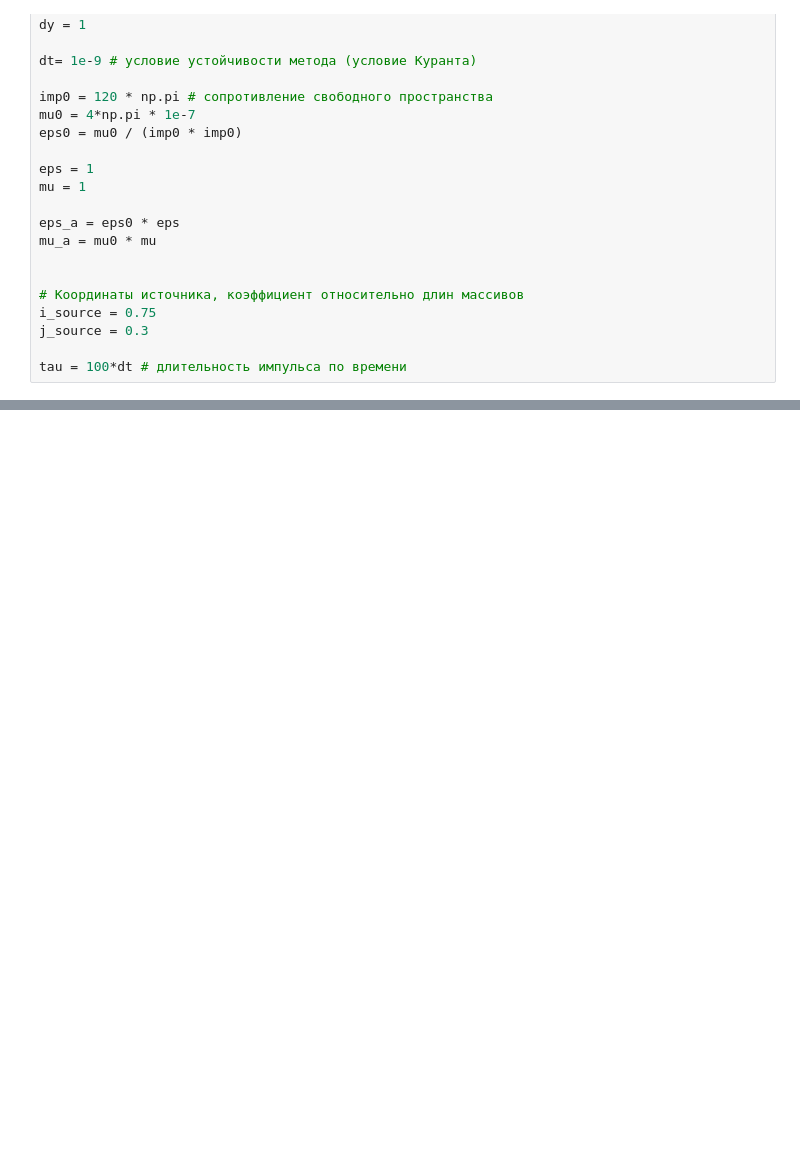
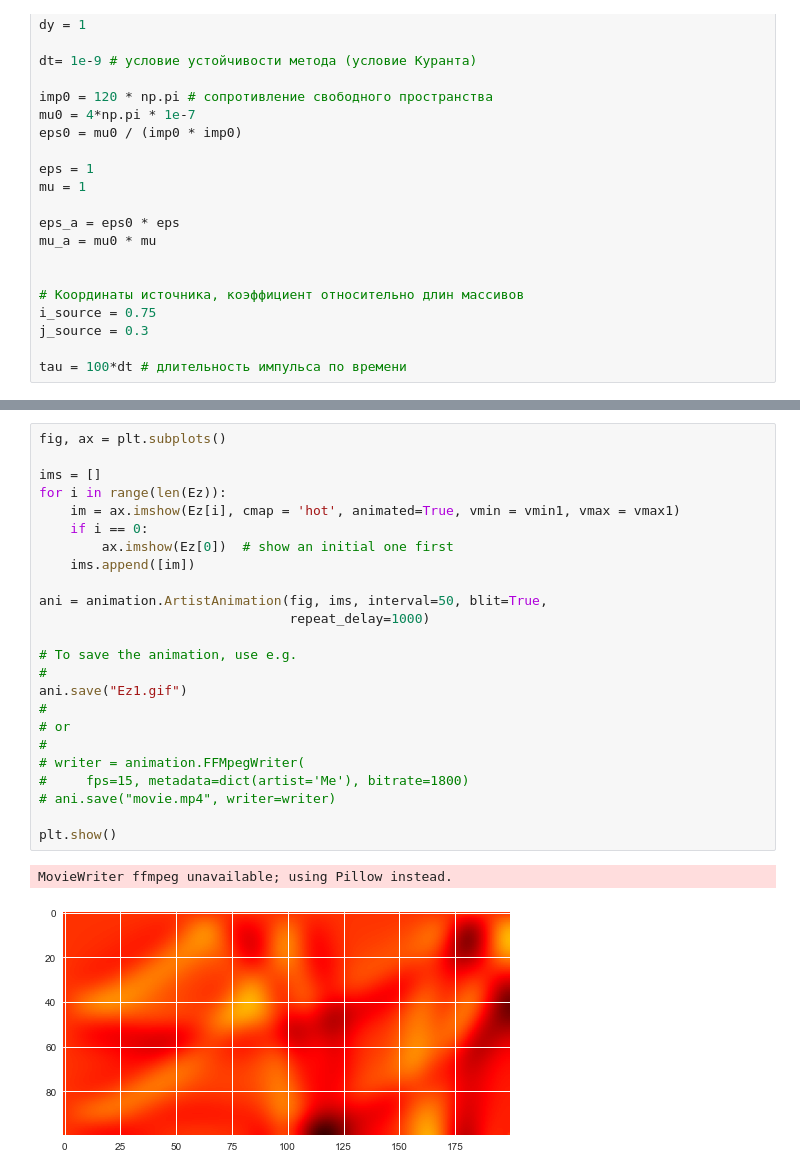
Before and after one commit to MargaritaWraith/FDTD, a Jupyter notebook: fdtd2021.ipynb, the cells around one changed output, grey strips where cells are left out. Cells and saved outputs as stored; diff of their text form; blank space fills up the shorter version.

```diff
--- a/fdtd2021.ipynb
+++ b/fdtd2021.ipynb
@@ -130 +112,28 @@ np.max(Ez)
+# %%
+fig, ax = plt.subplots()
+
+ims = []
+for i in range(len(Ez)):
+    im = ax.imshow(Ez[i], cmap = 'hot', animated=True, vmin = vmin1, vmax = vmax1)
+    if i == 0:
+        ax.imshow(Ez[0])  # show an initial one first
+    ims.append([im])
+
+ani = animation.ArtistAnimation(fig, ims, interval=50, blit=True,
+                                repeat_delay=1000)
+
+# To save the animation, use e.g.
+#
+ani.save("Ez1.gif")
+#
+# or
+#
+# writer = animation.FFMpegWriter(
+#     fps=15, metadata=dict(artist='Me'), bitrate=1800)
+# ani.save("movie.mp4", writer=writer)
+
+plt.show()
+# %% [output]
+MovieWriter ffmpeg unavailable; using Pillow instead.
+[figure, added]
 # %%
```
Also changed, not shown: parts of 12 cells of this notebook.
